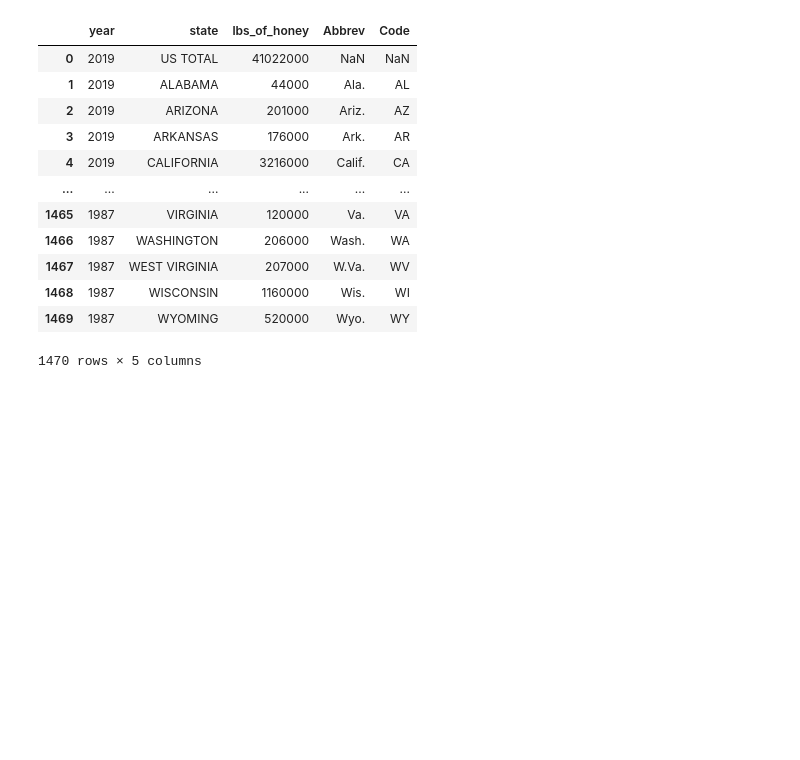
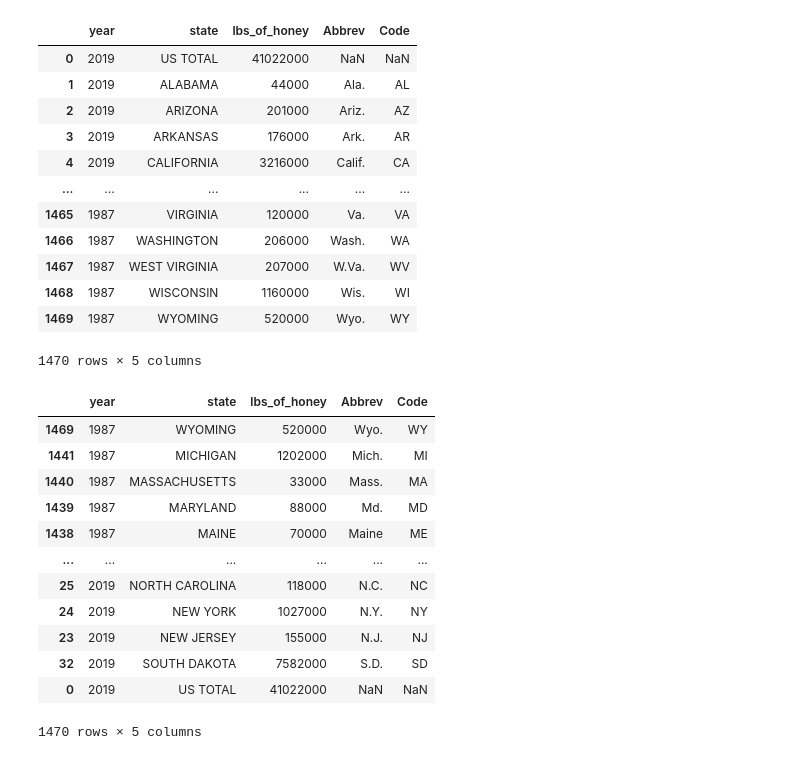
Before and after one commit to gamem001/bees_machine_learning, a Jupyter notebook: kristina/data_cleanup_kr.ipynb, the cells around one changed output. Cells and saved outputs as stored; diff of their text form; code cells hidden in the pictures; blank space fills up the shorter version.

```diff
--- a/kristina/data_cleanup_kr.ipynb
+++ b/kristina/data_cleanup_kr.ipynb
@@ -474,4 +474,21 @@ cleaned_honey_w_code
 | 1468 | 1987 | WISCONSIN | 1160000 | Wis. | WI |
 | 1469 | 1987 | WYOMING | 520000 | Wyo. | WY |
 1470 rows × 5 columns
+# %%
+cleaned_honey_w_code_v2 = cleaned_honey_w_code.sort_values(by=['year'])
+cleaned_honey_w_code_v2
+# %% [output]
+|  | year | state | lbs_of_honey | Abbrev | Code |
+| 1469 | 1987 | WYOMING | 520000 | Wyo. | WY |
+| 1441 | 1987 | MICHIGAN | 1202000 | Mich. | MI |
+| 1440 | 1987 | MASSACHUSETTS | 33000 | Mass. | MA |
+| 1439 | 1987 | MARYLAND | 88000 | Md. | MD |
+| 1438 | 1987 | MAINE | 70000 | Maine | ME |
+| ... | ... | ... | ... | ... | ... |
+| 25 | 2019 | NORTH CAROLINA | 118000 | N.C. | NC |
+| 24 | 2019 | NEW YORK | 1027000 | N.Y. | NY |
+| 23 | 2019 | NEW JERSEY | 155000 | N.J. | NJ |
+| 32 | 2019 | SOUTH DAKOTA | 7582000 | S.D. | SD |
+| 0 | 2019 | US TOTAL | 41022000 | NaN | NaN |
+1470 rows × 5 columns
 # %%
```
Also changed, not shown: parts of 2 cells of this notebook.
